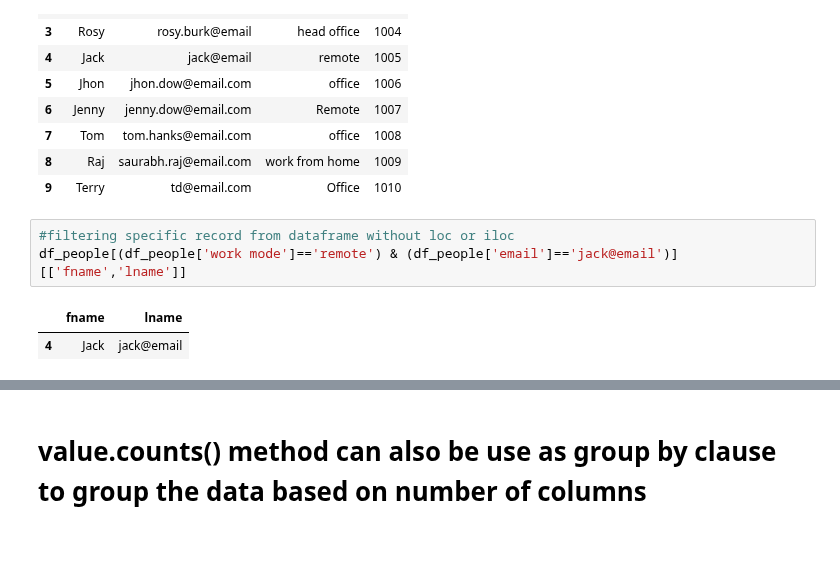
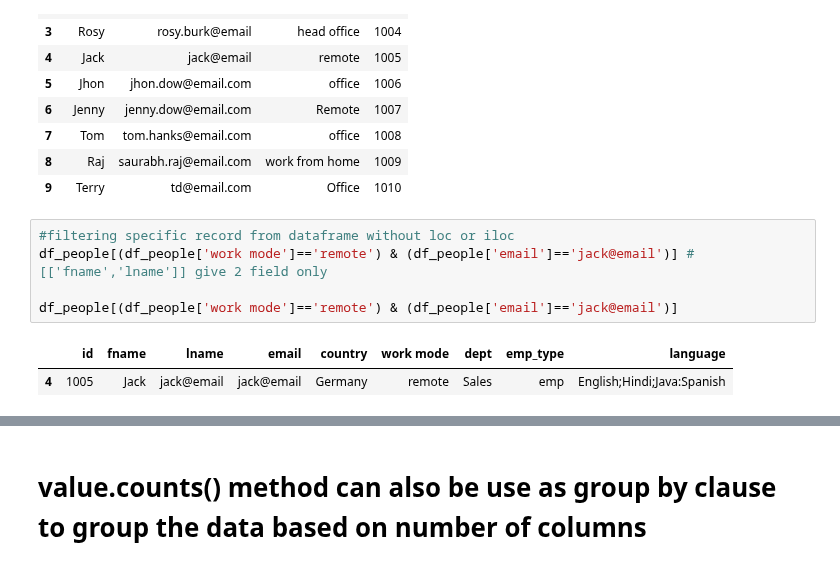
Before and after one commit to sauami8/python, a Jupyter notebook: data/pandas.ipynb, the cells around one changed output, grey strips where cells are left out. Drawn from its saved outputs; the diff is of its cells as text.

```diff
--- a/data/pandas.ipynb
+++ b/data/pandas.ipynb
@@ -239,8 +243,10 @@ df_people[['fname','email','work mode','id']]
 | 9 | Terry | td@email.com | Office | 1010 |
 # %%
 #filtering specific record from dataframe without loc or iloc
-df_people[(df_people['work mode']=='remote') & (df_people['email']=='jack@email')] [['fname','lname']]
+df_people[(df_people['work mode']=='remote') & (df_people['email']=='jack@email')] # [['fname','lname']] give 2 field only
+
+df_people[(df_people['work mode']=='remote') & (df_people['email']=='jack@email')]
 # %% [output]
-|  | fname | lname |
-| 4 | Jack | jack@email |
+|  | id | fname | lname | email | country | work mode | dept | emp_type | language |
+| 4 | 1005 | Jack | jack@email | jack@email | Germany | remote | Sales | emp | English;Hindi;Java:Spanish |
 # %%
```
Also changed, not shown: parts of 94 cells of this notebook, 5 other files.
